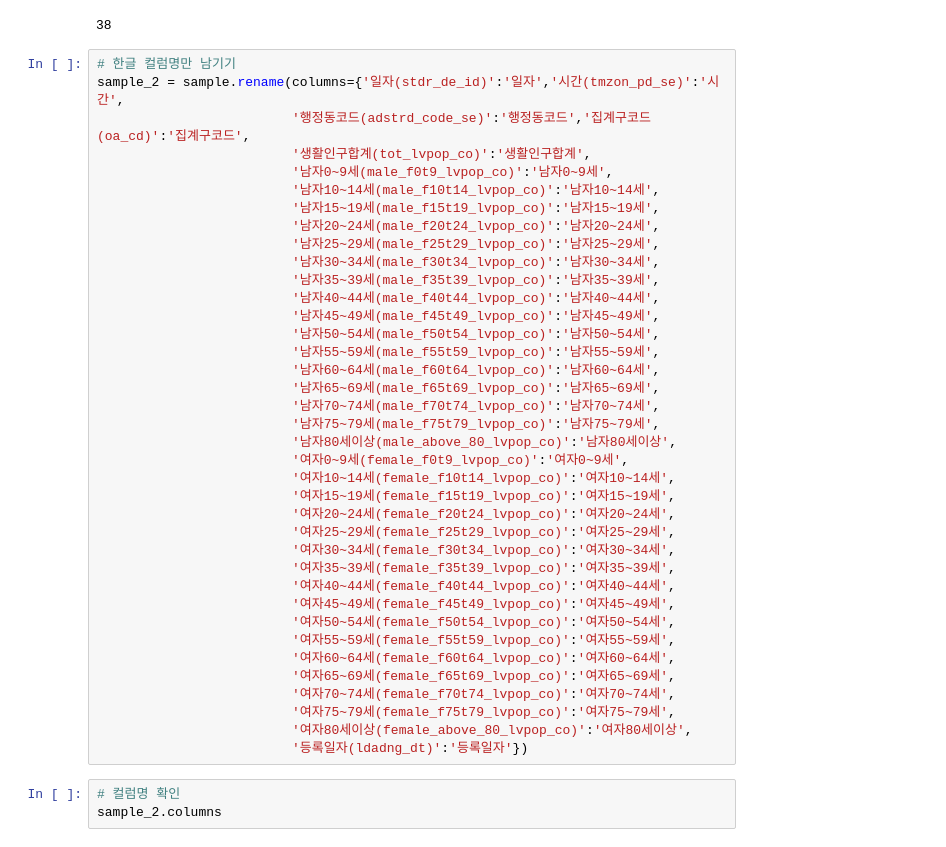
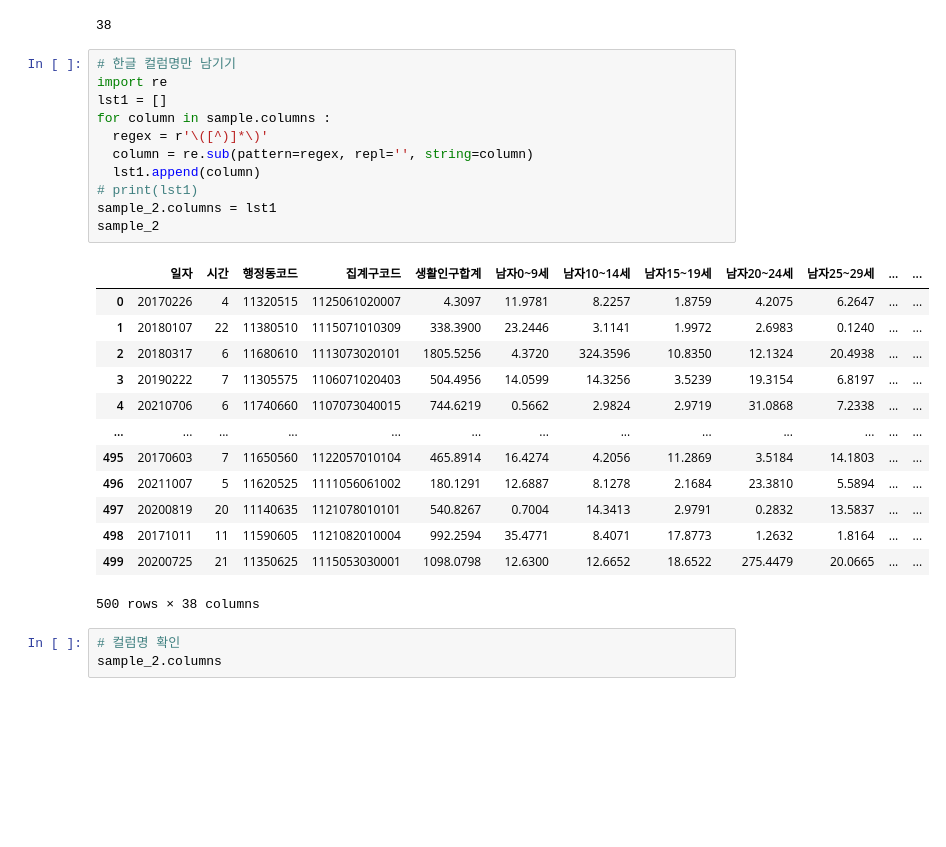
Before and after one commit to chw8207/python-seminar, a Jupyter notebook: Pandas_연습_문제.ipynb, the cells around one changed output. Saved outputs shown, nothing was run; the diff lists cells and outputs as text; blank space fills up the shorter version.

```diff
--- a/Pandas_연습_문제.ipynb
+++ b/Pandas_연습_문제.ipynb
@@ -50,44 +50,31 @@ Index(['일자(stdr_de_id)', '시간(tmzon_pd_se)', '행정동코드(adstrd_code
 len(sample.columns)
 # %% [output]
 38
-# %%
-# 한글 컬럼명만 남기기
-sample_2 = sample.rename(columns={'일자(stdr_de_id)':'일자','시간(tmzon_pd_se)':'시간',
-                         '행정동코드(adstrd_code_se)':'행정동코드','집계구코드(oa_cd)':'집계구코드',
-                         '생활인구합계(tot_lvpop_co)':'생활인구합계',
-                         '남자0~9세(male_f0t9_lvpop_co)':'남자0~9세',
-                         '남자10~14세(male_f10t14_lvpop_co)':'남자10~14세',
-                         '남자15~19세(male_f15t19_lvpop_co)':'남자15~19세',
-                         '남자20~24세(male_f20t24_lvpop_co)':'남자20~24세',
-                         '남자25~29세(male_f25t29_lvpop_co)':'남자25~29세',
-                         '남자30~34세(male_f30t34_lvpop_co)':'남자30~34세',
-                         '남자35~39세(male_f35t39_lvpop_co)':'남자35~39세',
-                         '남자40~44세(male_f40t44_lvpop_co)':'남자40~44세',
-                         '남자45~49세(male_f45t49_lvpop_co)':'남자45~49세',
-                         '남자50~54세(male_f50t54_lvpop_co)':'남자50~54세',
-                         '남자55~59세(male_f55t59_lvpop_co)':'남자55~59세',
-                         '남자60~64세(male_f60t64_lvpop_co)':'남자60~64세',
-                         '남자65~69세(male_f65t69_lvpop_co)':'남자65~69세',
-                         '남자70~74세(male_f70t74_lvpop_co)':'남자70~74세',
-                         '남자75~79세(male_f75t79_lvpop_co)':'남자75~79세',
-                         '남자80세이상(male_above_80_lvpop_co)':'남자80세이상',
-                         '여자0~9세(female_f0t9_lvpop_co)':'여자0~9세',
-                         '여자10~14세(female_f10t14_lvpop_co)':'여자10~14세',
-                         '여자15~19세(female_f15t19_lvpop_co)':'여자15~19세',
-                         '여자20~24세(female_f20t24_lvpop_co)':'여자20~24세',
-                         '여자25~29세(female_f25t29_lvpop_co)':'여자25~29세',
-                         '여자30~34세(female_f30t34_lvpop_co)':'여자30~34세',
-                         '여자35~39세(female_f35t39_lvpop_co)':'여자35~39세',
-                         '여자40~44세(female_f40t44_lvpop_co)':'여자40~44세',
-                         '여자45~49세(female_f45t49_lvpop_co)':'여자45~49세',
-                         '여자50~54세(female_f50t54_lvpop_co)':'여자50~54세',
-                         '여자55~59세(female_f55t59_lvpop_co)':'여자55~59세',
-                         '여자60~64세(female_f60t64_lvpop_co)':'여자60~64세',
-                         '여자65~69세(female_f65t69_lvpop_co)':'여자65~69세',
-                         '여자70~74세(female_f70t74_lvpop_co)':'여자70~74세',
-                         '여자75~79세(female_f75t79_lvpop_co)':'여자75~79세',
-                         '여자80세이상(female_above_80_lvpop_co)':'여자80세이상',
-                         '등록일자(ldadng_dt)':'등록일자'})
+# %%
+# 한글 컬럼명만 남기기
+import re
+lst1 = []
+for column in sample.columns :
+  regex = r'\([^)]*\)'
+  column = re.sub(pattern=regex, repl='', string=column)
+  lst1.append(column)
+# print(lst1)
+sample_2.columns = lst1
+sample_2
+# %% [output]
+|  | 일자 | 시간 | 행정동코드 | 집계구코드 | 생활인구합계 | 남자0~9세 | 남자10~14세 | 남자15~19세 | 남자20~24세 | 남자25~29세 | ... | ... |
+| 0 | 20170226 | 4 | 11320515 | 1125061020007 | 4.3097 | 11.9781 | 8.2257 | 1.8759 | 4.2075 | 6.2647 | ... | ... |
+| 1 | 20180107 | 22 | 11380510 | 1115071010309 | 338.3900 | 23.2446 | 3.1141 | 1.9972 | 2.6983 | 0.1240 | ... | ... |
+| 2 | 20180317 | 6 | 11680610 | 1113073020101 | 1805.5256 | 4.3720 | 324.3596 | 10.8350 | 12.1324 | 20.4938 | ... | ... |
+| 3 | 20190222 | 7 | 11305575 | 1106071020403 | 504.4956 | 14.0599 | 14.3256 | 3.5239 | 19.3154 | 6.8197 | ... | ... |
+| 4 | 20210706 | 6 | 11740660 | 1107073040015 | 744.6219 | 0.5662 | 2.9824 | 2.9719 | 31.0868 | 7.2338 | ... | ... |
+| ... | ... | ... | ... | ... | ... | ... | ... | ... | ... | ... | ... | ... |
+| 495 | 20170603 | 7 | 11650560 | 1122057010104 | 465.8914 | 16.4274 | 4.2056 | 11.2869 | 3.5184 | 14.1803 | ... | ... |
+| 496 | 20211007 | 5 | 11620525 | 1111056061002 | 180.1291 | 12.6887 | 8.1278 | 2.1684 | 23.3810 | 5.5894 | ... | ... |
+| 497 | 20200819 | 20 | 11140635 | 1121078010101 | 540.8267 | 0.7004 | 14.3413 | 2.9791 | 0.2832 | 13.5837 | ... | ... |
+| 498 | 20171011 | 11 | 11590605 | 1121082010004 | 992.2594 | 35.4771 | 8.4071 | 17.8773 | 1.2632 | 1.8164 | ... | ... |
+| 499 | 20200725 | 21 | 11350625 | 1115053030001 | 1098.0798 | 12.6300 | 12.6652 | 18.6522 | 275.4479 | 20.0665 | ... | ... |
+500 rows × 38 columns
 # %%
 # 컬럼명 확인
 sample_2.columns
```
Also changed, not shown: parts of 5 cells of this notebook.
